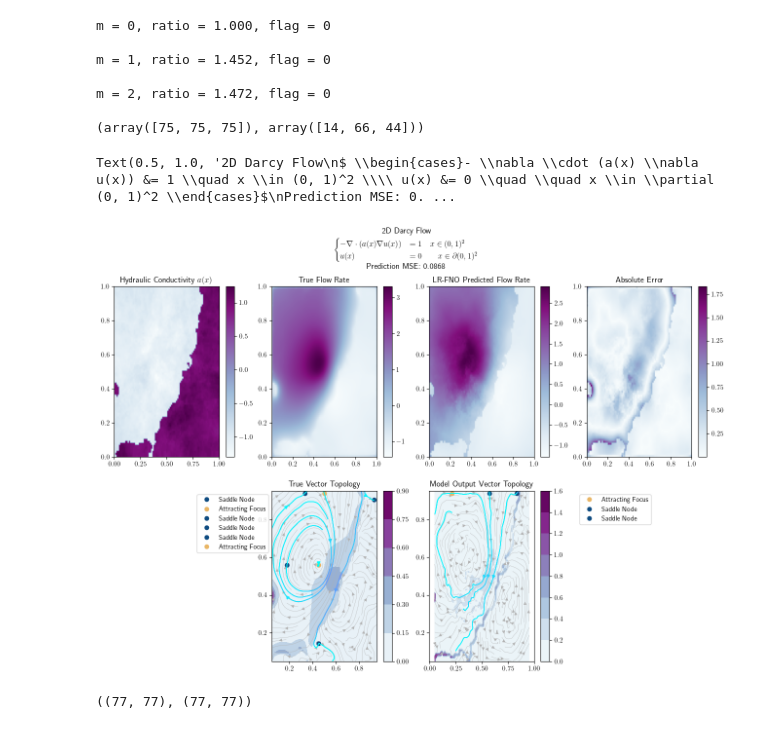
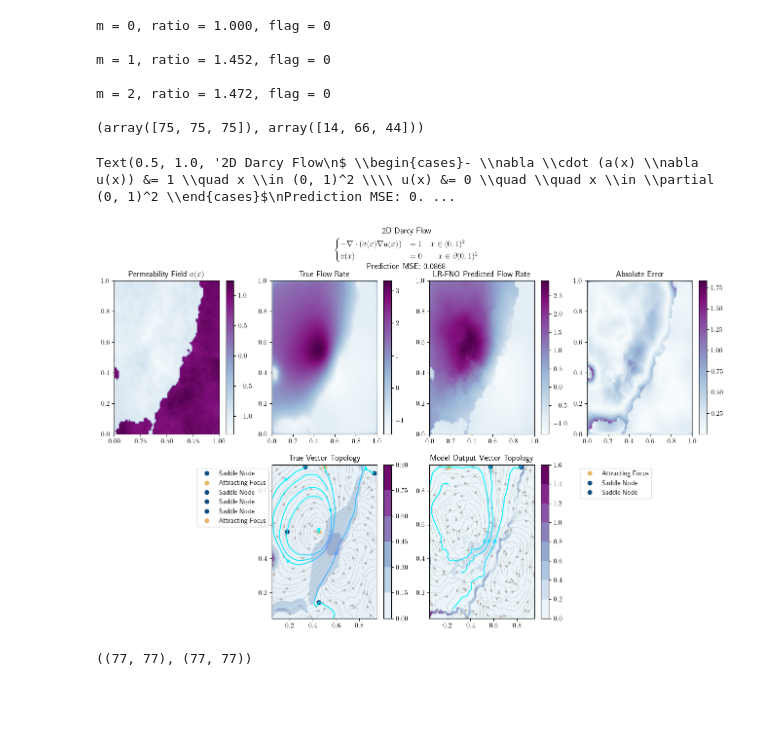
Before and after one commit to alizma/symmetry_learning, a Jupyter notebook: fno_classic/darcy_vectorfield.ipynb, the cells around one changed output. Drawn from its saved outputs; the diff is of its cells as text; code cells hidden in the pictures; blank space fills up the shorter version.

```diff
--- a/fno_classic/darcy_vectorfield.ipynb
+++ b/fno_classic/darcy_vectorfield.ipynb
@@ -256,7 +256,7 @@ m = 2, ratio = 1.472, flag = 0
 
 (array([75, 75, 75]), array([14, 66, 44]))
 # %%
-py.figure(figsize=(16, 10))
+py.figure(figsize=(16, 9))
 
 py.rc('text', usetex=True)
 py.rc('text.latex', preamble=r'\usepackage{amsmath}')
@@ -268,7 +268,7 @@ py.imshow(x[t_idx, :, 0].reshape(85, 85).flip(0).cpu().numpy(), aspect='auto', c
 py.colorbar()
 py.xticks(np.linspace(0, 1, 5))
 py.xticks(np.linspace(0, 1, 5))
-py.title("Hydraulic Conductivity" + r" $a(x)$")
+py.title("Permeability Field" + r" $a(x)$")
 
 py.subplot(242)
 py.imshow(y[t_idx].reshape(85, 85).flip(0).cpu().numpy(), aspect='auto', cmap='BuPu', extent=[0, 1, 0, 1])
@@ -289,34 +289,35 @@ py.colorbar()
 # py.contourf(xdomain, ydomain, y[t_idx].reshape(85, 85).cpu().numpy())
 py.title("Absolute Error")
 
 
 
 py.subplot(246)
 py.contourf(xdomain, ydomain, U, cmap='BuPu')
 # py.imshow(U, aspect='auto')
 # py.imshow(U)
 py.colorbar()
 
 py.streamplot(xdomain, ydomain, Ux, Uy,color = [.7, .7 , .7],density = 1.2, linewidth = 0.4)
 stream_lines(xdomain,ydomain,Ux,Uy,ind_adj, cmap='cool')
 py.legend(bbox_to_anchor=(0., 1.),)
 py.title("True Vector Topology")
 
 py.subplot(247)
 py.contourf(xdomain, ydomain, Umodel, cmap='BuPu')
 # py.imshow(U, aspect='auto')
 # py.imshow(U)
 py.colorbar()
 
 py.streamplot(xdomain, ydomain, Ux_model , Uy_model ,color = [.7, .7 , .7],density = 1.2, linewidth = 0.4)
 stream_lines(xdomain,ydomain,Ux_model ,Uy_model ,ind_adj_model , cmap='cool')
 py.legend(bbox_to_anchor=(1.4, 1.),)
 py.title("Model Output Vector Topology")
+py.xlim(np.min(xdomain), np.max(xdomain))
 
 py.suptitle("2D Darcy Flow" + '\n' + r"$ \begin{cases}- \nabla \cdot (a(x) \nabla u(x)) &= 1 \quad x \in (0, 1)^2 \\ u(x) &= 0 \quad \quad x \in \partial (0, 1)^2 \end{cases}$" + '\n' + f"Prediction MSE: {mse.item():.4f}" + '\n', y=1.)
 # %% [output]
 Text(0.5, 1.0, '2D Darcy Flow\n$ \\begin{cases}- \\nabla \\cdot (a(x) \\nabla u(x)) &= 1 \\quad x \\in (0, 1)^2 \\\\ u(x) &= 0 \\quad \\quad x \\in \\partial (0, 1)^2 \\end{cases}$\nPrediction MSE: 0. ...
-[figure, old version]
+[figure, new version]
 # %%
 Ux.shape, Ux_model.shape
 # %% [output]
```
Also changed, not shown: 2 other files.
